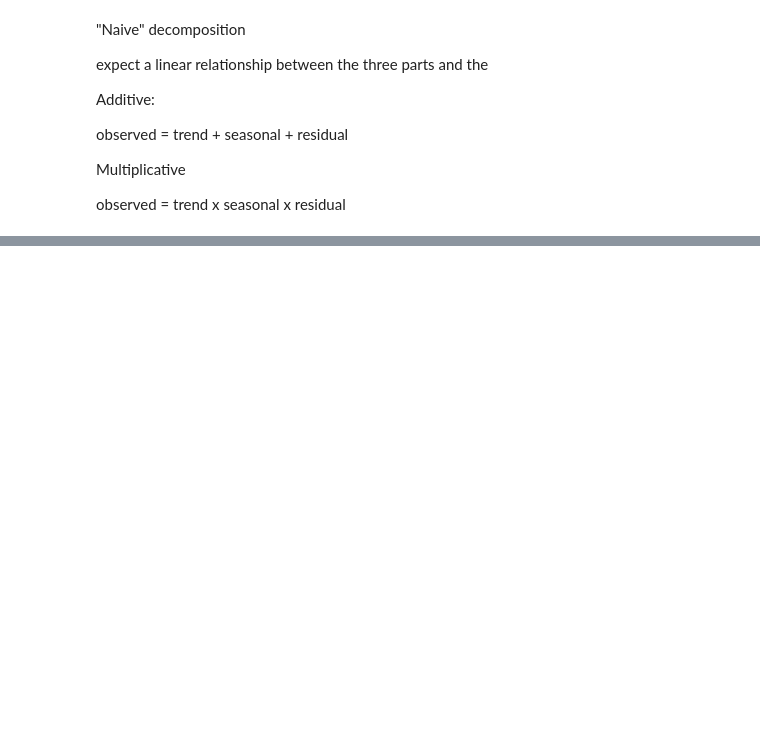
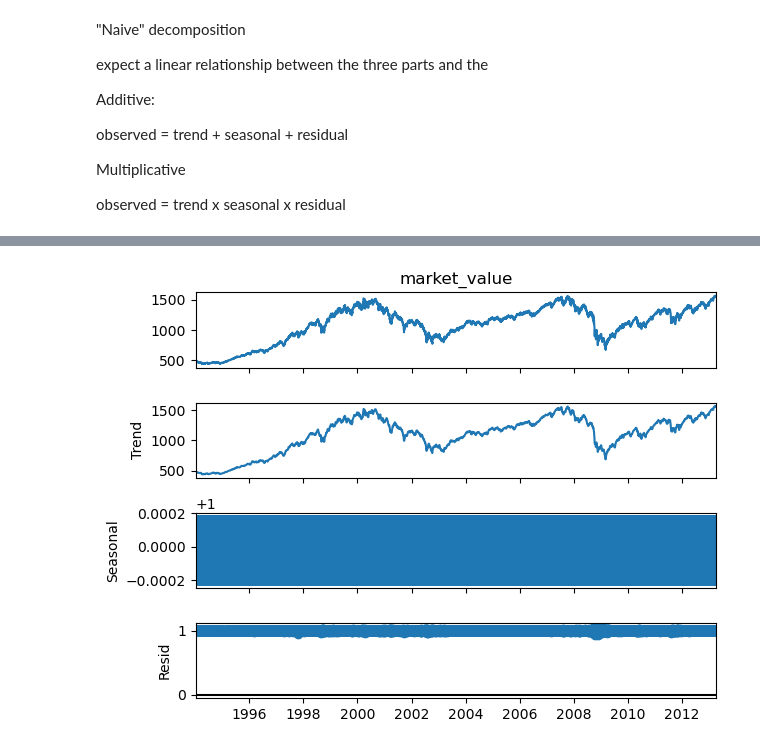
Before and after one commit to cshawnkeech/time_series_analysis_udemy, a Jupyter notebook: notebooks/03_loading_the_data.ipynb, the cells around one changed output, grey strips where cells are left out. Drawn from its saved outputs; the diff is of its cells as text; code cells hidden in the pictures; blank space fills up the shorter version.

```diff
--- a/notebooks/03_loading_the_data.ipynb
+++ b/notebooks/03_loading_the_data.ipynb
@@ -658,0 +679,10 @@ observed = trend x seasonal x residual
+# %%
+# store output in a variable
+s_dec_multiplicative = seasonal_decompose(
+    df['market_value'],
+    model='multiplicative')
+# %%
+s_dec_multiplicative.plot()
+plt.show()
+# %% [output]
+[figure, added]
```
Also changed, not shown: parts of 25 cells of this notebook, 1 other file.
